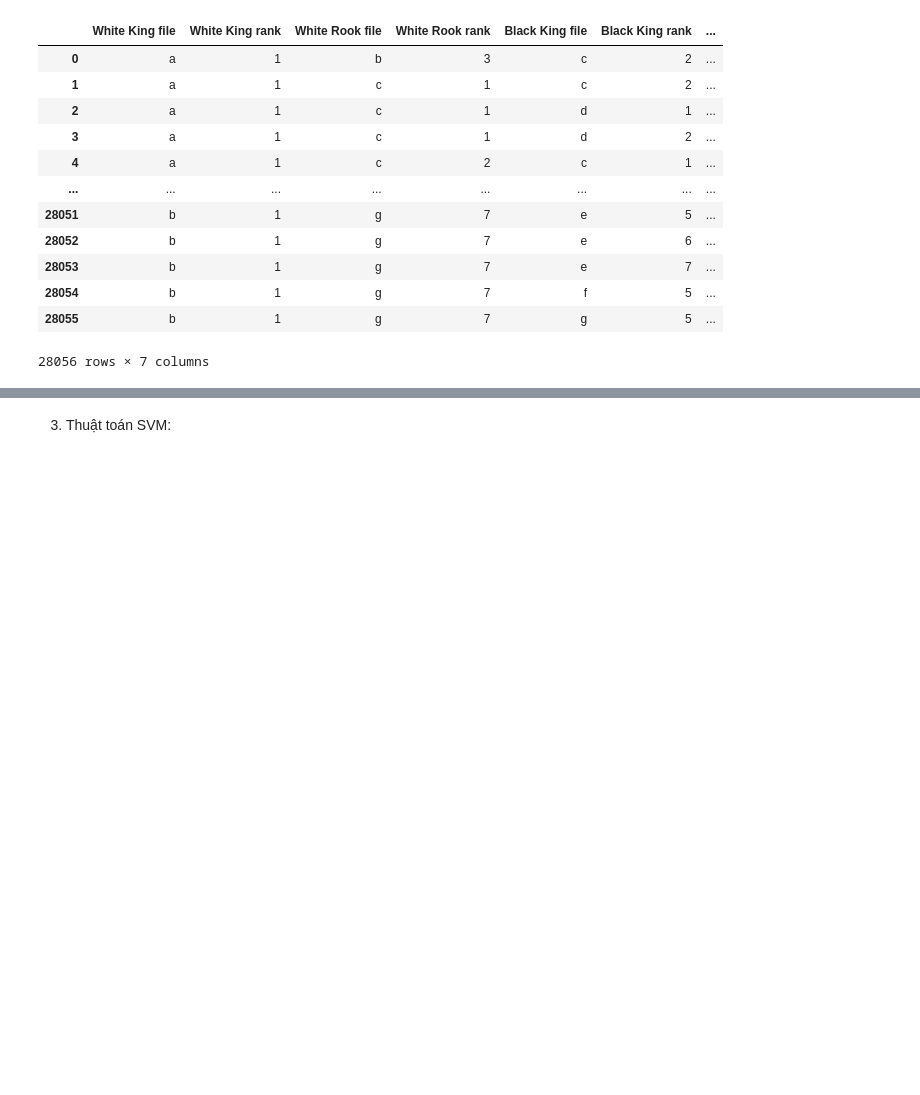
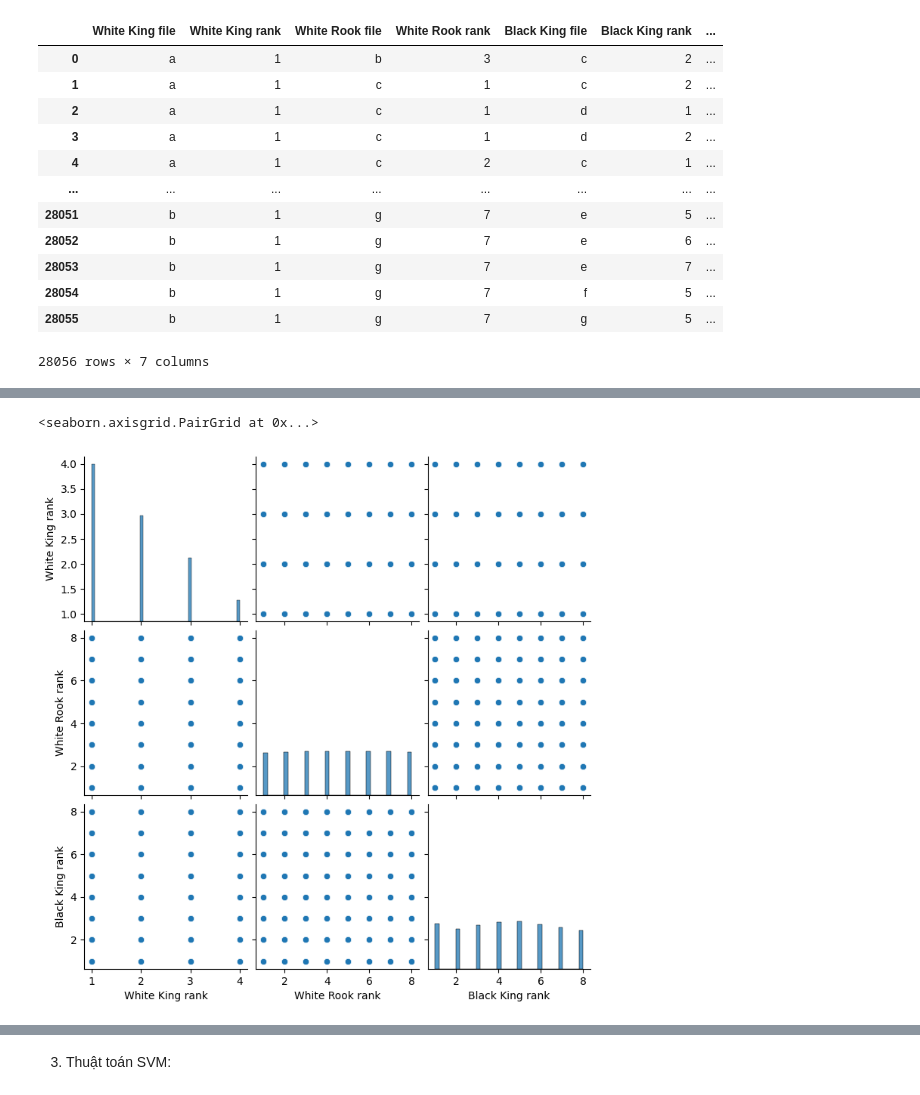
Before and after one commit to couqdev/MachineLearning, a Jupyter notebook: Project_ML.ipynb, the cells around one changed output, grey strips where cells are left out. Drawn from its saved outputs; the diff is of its cells as text; code cells hidden in the pictures; blank space fills up the shorter version.

```diff
--- a/Project_ML.ipynb
+++ b/Project_ML.ipynb
@@ -58,0 +97,5 @@ dataset
+# %%
+sns.pairplot(dataset.iloc[:,:-1])
+# %% [output]
+<seaborn.axisgrid.PairGrid at 0x...>
+[figure, added]
```
Also changed, not shown: parts of 59 cells of this notebook.
